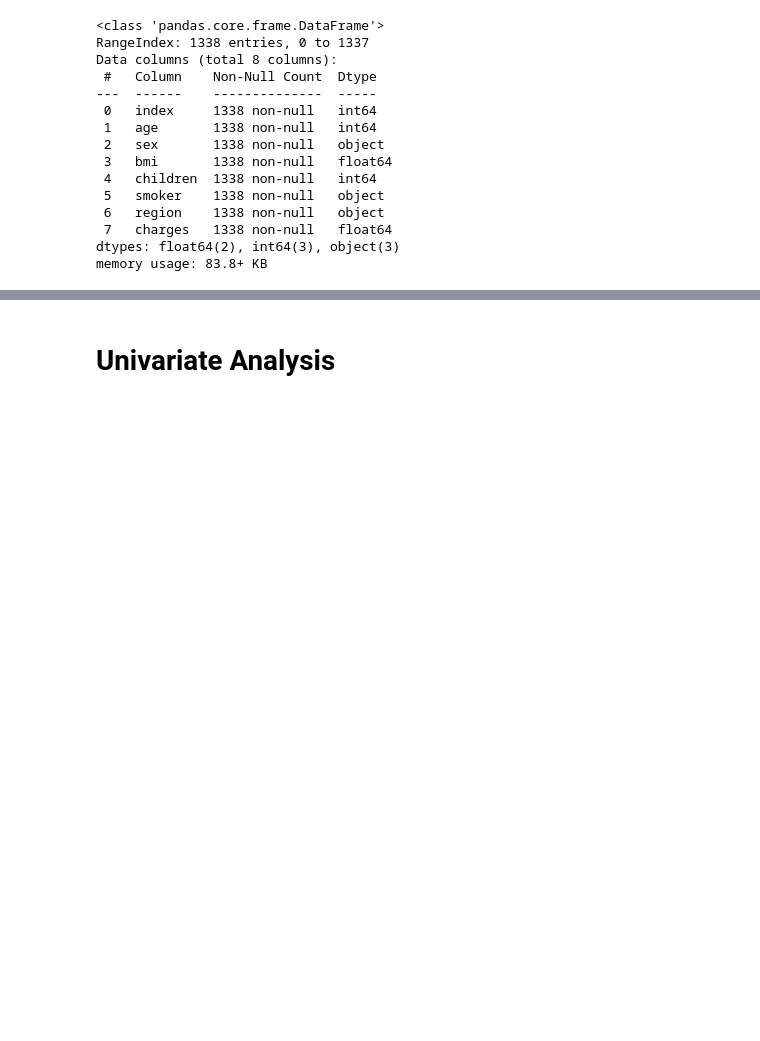
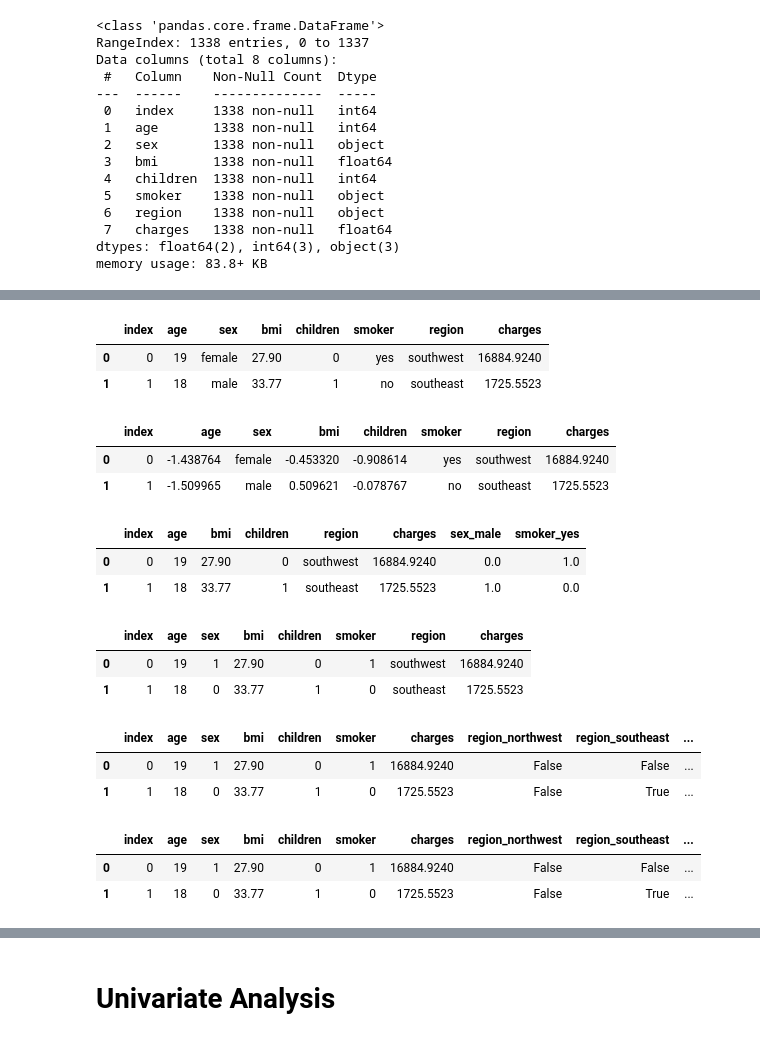
Before and after one commit to samanwaya938/Insurance_Charge_Prediction, a Jupyter notebook: experiment/testing.ipynb, the cells around one changed output, grey strips where cells are left out. Saved outputs shown, nothing was run; the diff lists cells and outputs as text; code cells hidden in the pictures; blank space fills up the shorter version.

Commit message:
Data Transformation Done

```diff
--- a/experiment/testing.ipynb
+++ b/experiment/testing.ipynb
@@ -62,0 +69,9 @@ df.describe().transpose()
+# %%
+df['sex'] = df['sex'].map({'male': 0, 'female': 1})
+df['smoker'] = df['smoker'].map({'no': 0, 'yes': 1})
+# %%
+df.head(2)
+# %% [output]
+|  | index | age | sex | bmi | children | smoker | region | charges |
+| 0 | 0 | 19 | female | 27.90 | 0 | yes | southwest | 16884.9240 |
+| 1 | 1 | 18 | male | 33.77 | 1 | no | southeast | 1725.5523 |
@@ -62,0 +80,35 @@ df.describe().transpose()
+# %%
+
+encoder = OneHotEncoder(drop='first')
+reencoded_data = encoder.fit_transform(df[['sex', 'smoker']])
+# %%
+encoded_cols = encoder.get_feature_names_out(['sex', 'smoker'])
+df = pd.concat([df, pd.DataFrame(reencoded_data.toarray(), columns=encoded_cols)], axis=1)
+df.drop(columns=['sex', 'smoker'], inplace=True)
+# %%
+scaler = StandardScaler()
+df[['age', 'bmi', 'children']] = scaler.fit_transform(df[['age', 'bmi', 'children']])
+df.head(2)
+# %% [output]
+|  | index | age | sex | bmi | children | smoker | region | charges |
+| 0 | 0 | -1.438764 | female | -0.453320 | -0.908614 | yes | southwest | 16884.9240 |
+| 1 | 1 | -1.509965 | male | 0.509621 | -0.078767 | no | southeast | 1725.5523 |
+# %%
+df.head(2)
+# %% [output]
+|  | index | age | bmi | children | region | charges | sex_male | smoker_yes |
+| 0 | 0 | 19 | 27.90 | 0 | southwest | 16884.9240 | 0.0 | 1.0 |
+| 1 | 1 | 18 | 33.77 | 1 | southeast | 1725.5523 | 1.0 | 0.0 |
+# %%
+df.head(2)
+# %% [output]
+|  | index | age | sex | bmi | children | smoker | region | charges |
+| 0 | 0 | 19 | 1 | 27.90 | 0 | 1 | southwest | 16884.9240 |
+| 1 | 1 | 18 | 0 | 33.77 | 1 | 0 | southeast | 1725.5523 |
+# %%
+df = pd.get_dummies(df, columns=['region'], prefix='region', drop_first=True)
+df.head(2)
+# %% [output]
+|  | index | age | sex | bmi | children | smoker | charges | region_northwest | region_southeast | ... |
+| 0 | 0 | 19 | 1 | 27.90 | 0 | 1 | 16884.9240 | False | False | ... |
+| 1 | 1 | 18 | 0 | 33.77 | 1 | 0 | 1725.5523 | False | True | ... |
@@ -62,0 +120,6 @@ df.describe().transpose()
+# %%
+df.head(2)
+# %% [output]
+|  | index | age | sex | bmi | children | smoker | charges | region_northwest | region_southeast | ... |
+| 0 | 0 | 19 | 1 | 27.90 | 0 | 1 | 16884.9240 | False | False | ... |
+| 1 | 1 | 18 | 0 | 33.77 | 1 | 0 | 1725.5523 | False | True | ... |
```
Also changed, not shown: parts of 9 cells of this notebook, 4 other files.
